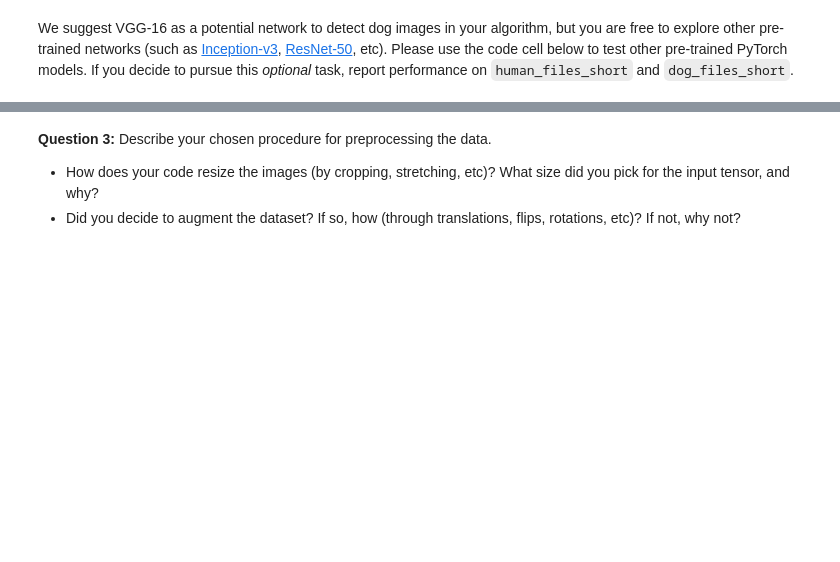
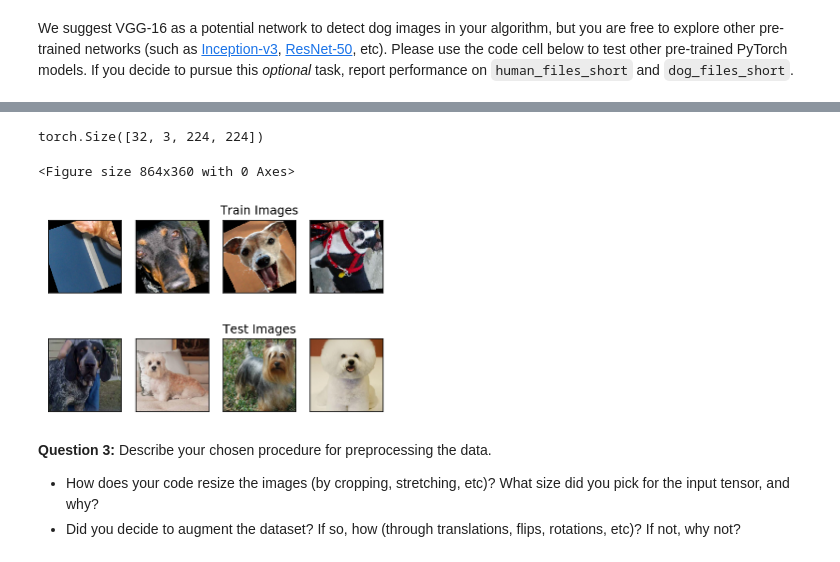
Before and after one commit to justinbellucci/dog_breed_classifier_app, a Jupyter notebook: dog_app.ipynb, the cells around one changed output, grey strips where cells are left out. Drawn from its saved outputs; the diff is of its cells as text; code cells hidden in the pictures; blank space fills up the shorter version.

Commit message:
feature-image view helper function

```diff
--- a/dog_app.ipynb
+++ b/dog_app.ipynb
@@ -696,7 +696,7 @@ def load_data(data_dir='dogImages'):
     # define transforms for the training, validation and testing sets
     train_transforms = transforms.Compose([transforms.RandomResizedCrop(224),
                                             transforms.RandomRotation(90),
-                                            transforms.RandomHorizontalFlip(),
+                                            transforms.RandomHorizontalFlip(p=0.4),
                                             transforms.ToTensor(),
                                             transforms.Normalize(img_mean, img_std)])
 
@@ -715,6 +715,48 @@ def load_data(data_dir='dogImages'):
     test_loader = torch.utils.data.DataLoader(test_data, batch_size=batch_size, shuffle=True)
 
     return train_loader, valid_loader, test_loader, train_data
+# %%
+# print helper function
+def imgshow(image, ax=None, title=None, normalize=True):
+    if ax is None:
+        fig, ax = plt.subplots()
+    image = image.numpy().transpose(1, 2, 0)
+
+    if normalize:
+        mean = [0.485, 0.456, 0.406]
+        std = [0.229, 0.224, 0.225]
+        image = std * image + mean
+        image = np.clip(image, 0, 1)
+
+    ax.imshow(image)
+    ax.axes.get_yaxis().set_visible(False)
+    ax.axes.get_xaxis().set_visible(False)
+
+    return ax
+
+train_loader, valid_loader, test_loader, train_data = load_data('dogImages')
+# %%
+# look at some images
+train_imgs = next(iter(train_loader))
+test_imgs = next(iter(test_loader))
+print(train_imgs[0].shape)
+plt.figure(figsize=[12,5])
+n_cols = 4
+fig, axes = plt.subplots(nrows=2, ncols=n_cols)
+
+for i in range(4):
+    ax1 = axes[0][i]
+    ax2 = axes[1][i]
+    imgshow(train_imgs[0][i], ax=ax1, normalize=True)
+    imgshow(test_imgs[0][i], ax=ax2, normalize=True)
+
+axes[0][2].set_title('Train Images')
+axes[1][2].set_title('Test Images')
+plt.show()
+# %% [output]
+torch.Size([32, 3, 224, 224])
+<Figure size 864x360 with 0 Axes>
+[figure, added]
 # %% [markdown]
 **Question 3:** Describe your chosen procedure for preprocessing the data.
 - How does your code resize the images (by cropping, stretching, etc)?  What size did you pick for the input tensor, and why?
```
Also changed, not shown: parts of 1 cell of this notebook.
